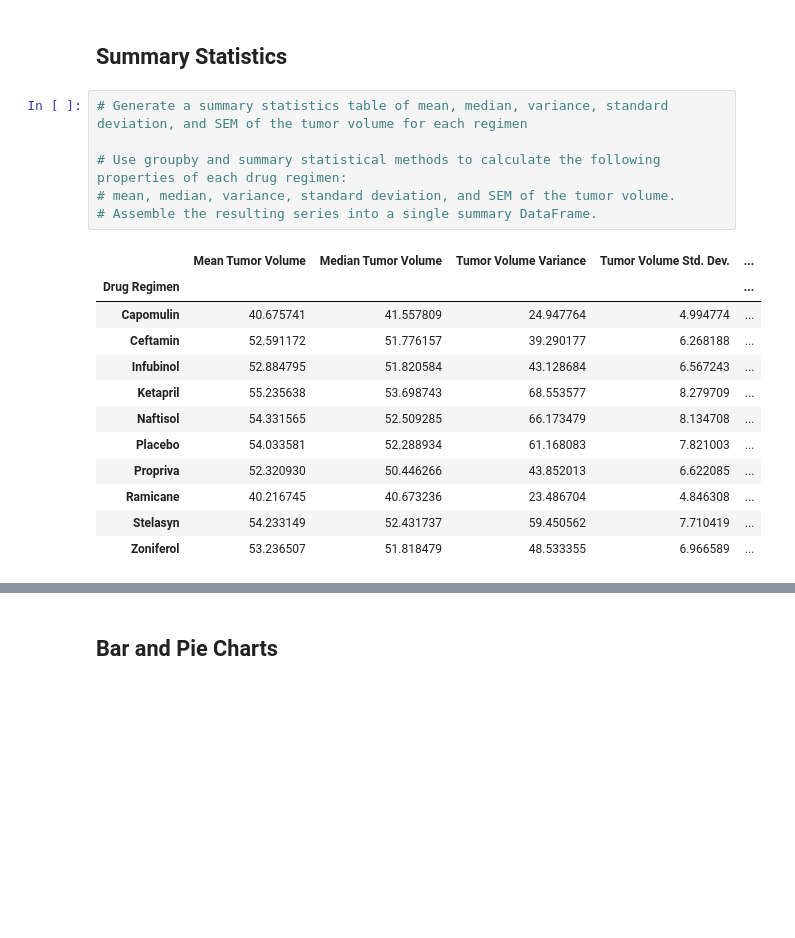
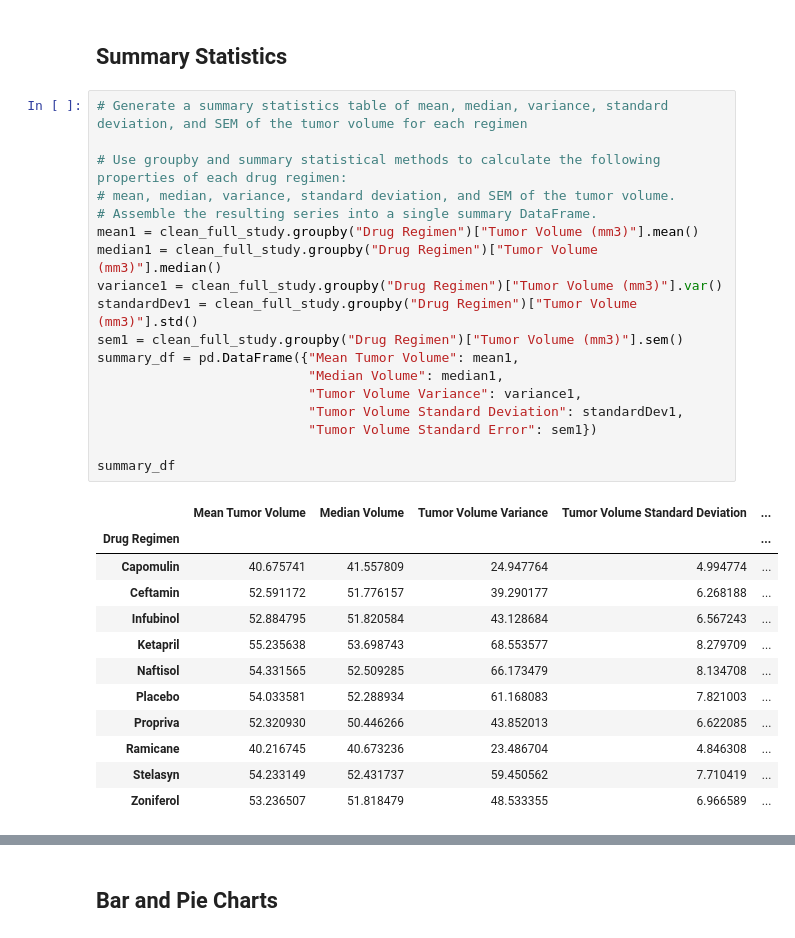
Before and after one commit to cisnerosjp/pharmaceuticals, a Jupyter notebook: Pymaceuticals/pymaceuticals_starter.ipynb, the cells around one changed output, grey strips where cells are left out. Cells and saved outputs as stored; diff of their text form; blank space fills up the shorter version.

```diff
--- a/Pymaceuticals/pymaceuticals_starter.ipynb
+++ b/Pymaceuticals/pymaceuticals_starter.ipynb
@@ -83,11 +83,23 @@ len(clean_full_study["Mouse ID"].unique())
 # %%
 # Generate a summary statistics table of mean, median, variance, standard deviation, and SEM of the tumor volume for each regimen
 
 # Use groupby and summary statistical methods to calculate the following properties of each drug regimen:
 # mean, median, variance, standard deviation, and SEM of the tumor volume.
 # Assemble the resulting series into a single summary DataFrame.
+mean1 = clean_full_study.groupby("Drug Regimen")["Tumor Volume (mm3)"].mean()
+median1 = clean_full_study.groupby("Drug Regimen")["Tumor Volume (mm3)"].median()
+variance1 = clean_full_study.groupby("Drug Regimen")["Tumor Volume (mm3)"].var()
+standardDev1 = clean_full_study.groupby("Drug Regimen")["Tumor Volume (mm3)"].std()
+sem1 = clean_full_study.groupby("Drug Regimen")["Tumor Volume (mm3)"].sem()
+summary_df = pd.DataFrame({"Mean Tumor Volume": mean1,
+                           "Median Volume": median1,
+                           "Tumor Volume Variance": variance1,
+                           "Tumor Volume Standard Deviation": standardDev1,
+                           "Tumor Volume Standard Error": sem1})
+
+summary_df
 # %% [output]
-|  | Mean Tumor Volume | Median Tumor Volume | Tumor Volume Variance | Tumor Volume Std. Dev. | ... |
+|  | Mean Tumor Volume | Median Volume | Tumor Volume Variance | Tumor Volume Standard Deviation | ... |
 | Drug Regimen |  |  |  |  | ... |
 | Capomulin | 40.675741 | 41.557809 | 24.947764 | 4.994774 | ... |
 | Ceftamin | 52.591172 | 51.776157 | 39.290177 | 6.268188 | ... |
```
Also changed, not shown: parts of 1 cell of this notebook.
